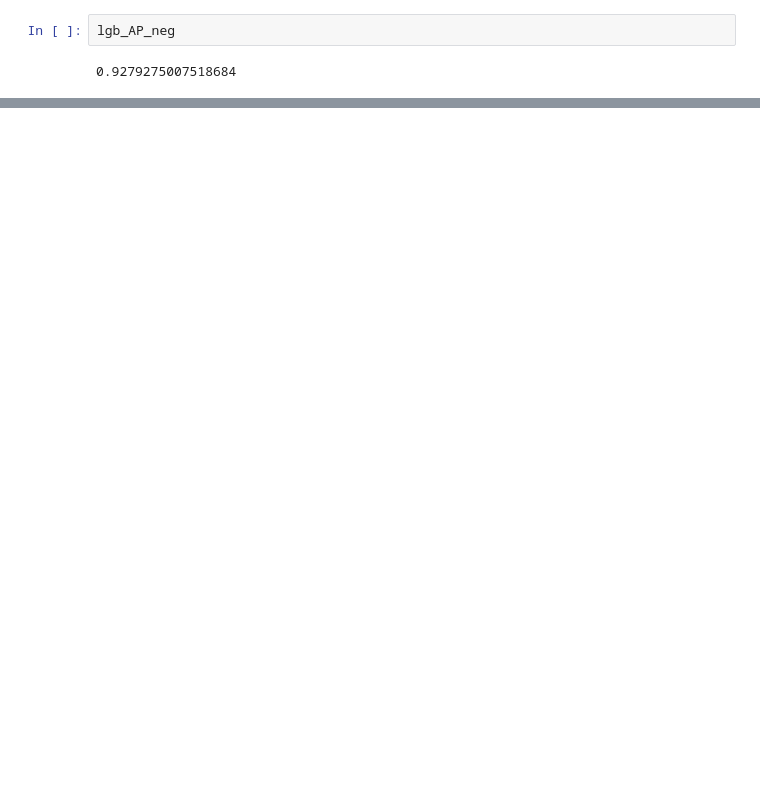
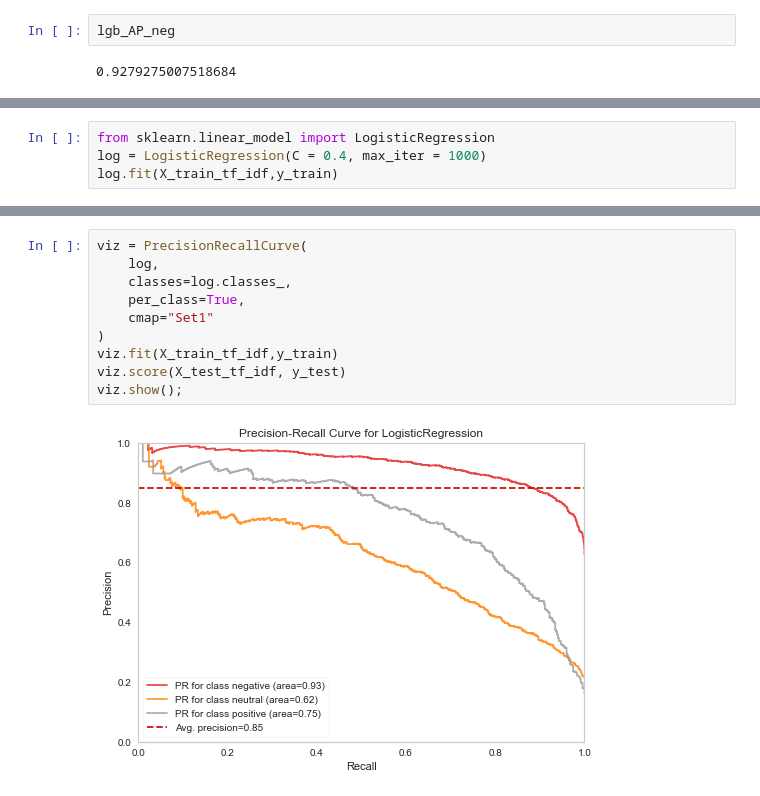
Before and after one commit to EmincanY/NLP, a Jupyter notebook: TechproEducation/NLP-2.ipynb, the cells around one changed output, grey strips where cells are left out. Drawn from its saved outputs; the diff is of its cells as text; blank space fills up the shorter version.

```diff
--- a/TechproEducation/NLP-2.ipynb
+++ b/TechproEducation/NLP-2.ipynb
@@ -953,0 +1090,4 @@ lgb_AP_neg
+# %%
+from sklearn.linear_model import LogisticRegression
+log = LogisticRegression(C = 0.4, max_iter = 1000)
+log.fit(X_train_tf_idf,y_train)
@@ -953,0 +1129,12 @@ lgb_AP_neg
+# %%
+viz = PrecisionRecallCurve(
+    log,
+    classes=log.classes_,
+    per_class=True,
+    cmap="Set1"
+)
+viz.fit(X_train_tf_idf,y_train)
+viz.score(X_test_tf_idf, y_test)
+viz.show();
+# %% [output]
+[figure, added]
```
Also changed, not shown: parts of 137 cells of this notebook.
